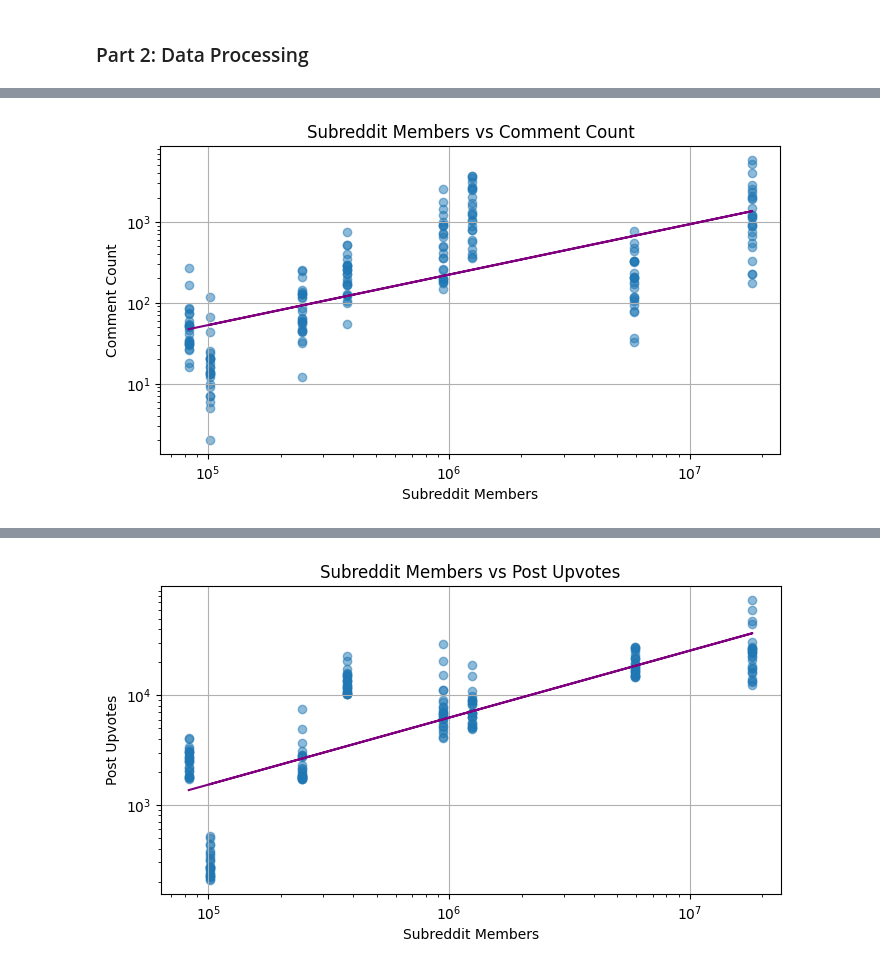
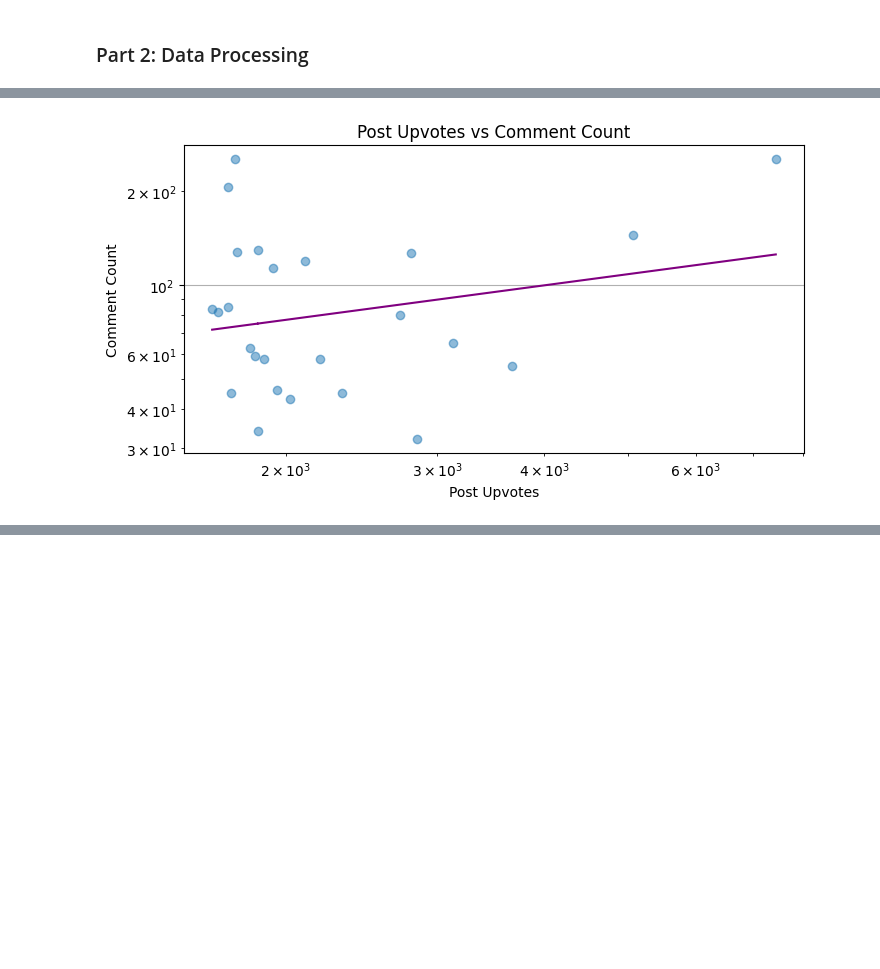
Before and after one commit to johnroo2/autogen-demo, a Jupyter notebook: src/actual-demos/subreddit_sentiment_analysis.ipynb, the cells around one changed output, grey strips where cells are left out. Drawn from its saved outputs; the diff is of its cells as text; code cells hidden in the pictures; blank space fills up the shorter version.

```diff
--- a/src/actual-demos/subreddit_sentiment_analysis.ipynb
+++ b/src/actual-demos/subreddit_sentiment_analysis.ipynb
@@ -370,43 +389,44 @@ df['subredditMembers'] = pd.to_numeric(df['subredditMembers'])
 df['commentCount'] = pd.to_numeric(df['commentCount'])
 df['postUpvotes'] = pd.to_numeric(df['postUpvotes'])
 
-# Plot Subreddit Members vs Comment Count
-plt.figure(figsize=(8, 4))
-plt.scatter(df['subredditMembers'], df['commentCount'], alpha=0.5)
-plt.xscale('log')
-plt.yscale('log')
-plt.title('Subreddit Members vs Comment Count')
-plt.xlabel('Subreddit Members')
-plt.ylabel('Comment Count')
-plt.grid(True)
+if len(queries) > 1:
+    # Plot Subreddit Members vs Comment Count
+    plt.figure(figsize=(8, 4))
+    plt.scatter(df['subredditMembers'], df['commentCount'], alpha=0.5)
+    plt.xscale('log')
+    plt.yscale('log')
+    plt.title('Subreddit Members vs Comment Count')
+    plt.xlabel('Subreddit Members')
+    plt.ylabel('Comment Count')
+    plt.grid(True)
 
-z = np.polyfit(np.log(df['subredditMembers']), np.log(df['commentCount']), 1)
-p = np.poly1d(z)
-plt.plot(df['subredditMembers'], np.exp(p(np.log(df['subredditMembers']))), "-", color="purple")
+    z = np.polyfit(np.log(df['subredditMembers']), np.log(df['commentCount']), 1)
+    p = np.poly1d(z)
+    plt.plot(df['subredditMembers'], np.exp(p(np.log(df['subredditMembers']))), "-", color="purple")
 
-slope, intercept, r_value, p_value, std_err = linregress(np.log(df['subredditMembers']), np.log(df['commentCount']))
-log.info(f"R-score for Subreddit Members vs Comment Count: {r_value}")
+    slope, intercept, r_value, p_value, std_err = linregress(np.log(df['subredditMembers']), np.log(df['commentCount']))
+    log.info(f"R-score for Subreddit Members vs Comment Count: {r_value}")
 
-plt.show()
+    plt.show()
 
-# Plot Subreddit Members vs Post Upvotes
-plt.figure(figsize=(8, 4))
-plt.scatter(df['subredditMembers'], df['postUpvotes'], alpha=0.5)
-plt.xscale('log')
-plt.yscale('log')
-plt.title('Subreddit Members vs Post Upvotes')
-plt.xlabel('Subreddit Members')
-plt.ylabel('Post Upvotes')
-plt.grid(True)
+    # Plot Subreddit Members vs Post Upvotes
+    plt.figure(figsize=(8, 4))
+    plt.scatter(df['subredditMembers'], df['postUpvotes'], alpha=0.5)
+    plt.xscale('log')
+    plt.yscale('log')
+    plt.title('Subreddit Members vs Post Upvotes')
+    plt.xlabel('Subreddit Members')
+    plt.ylabel('Post Upvotes')
+    plt.grid(True)
 
-z = np.polyfit(np.log(df['subredditMembers']), np.log(df['postUpvotes']), 1)
-p = np.poly1d(z)
-plt.plot(df['subredditMembers'], np.exp(p(np.log(df['subredditMembers']))), "-", color="purple")
+    z = np.polyfit(np.log(df['subredditMembers']), np.log(df['postUpvotes']), 1)
+    p = np.poly1d(z)
+    plt.plot(df['subredditMembers'], np.exp(p(np.log(df['subredditMembers']))), "-", color="purple")
 
-slope, intercept, r_value, p_value, std_err = linregress(np.log(df['subredditMembers']), np.log(df['postUpvotes']))
-log.info(f"R-score for Subreddit Members vs Post Upvotes: {r_value}")
+    slope, intercept, r_value, p_value, std_err = linregress(np.log(df['subredditMembers']), np.log(df['postUpvotes']))
+    log.info(f"R-score for Subreddit Members vs Post Upvotes: {r_value}")
 
-plt.show()
+    plt.show()
 
 # Plot Post Upvotes vs Comment Count
 plt.figure(figsize=(8, 4))
@@ -431 +451 @@ plt.show()
-[figure, old version]
+[figure, new version]
@@ -433 +451,0 @@ plt.show()
-[figure, removed]
```
Also changed, not shown: parts of 6 cells of this notebook, 24 other files.
